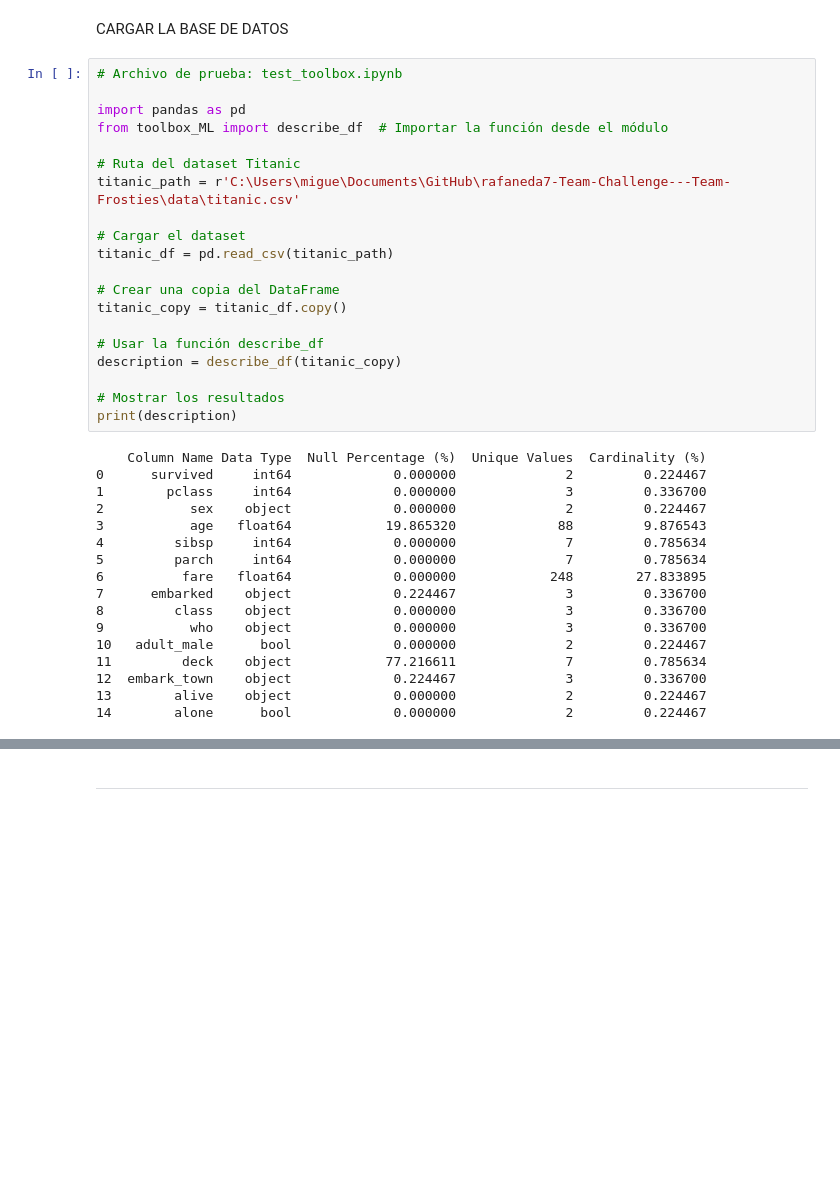
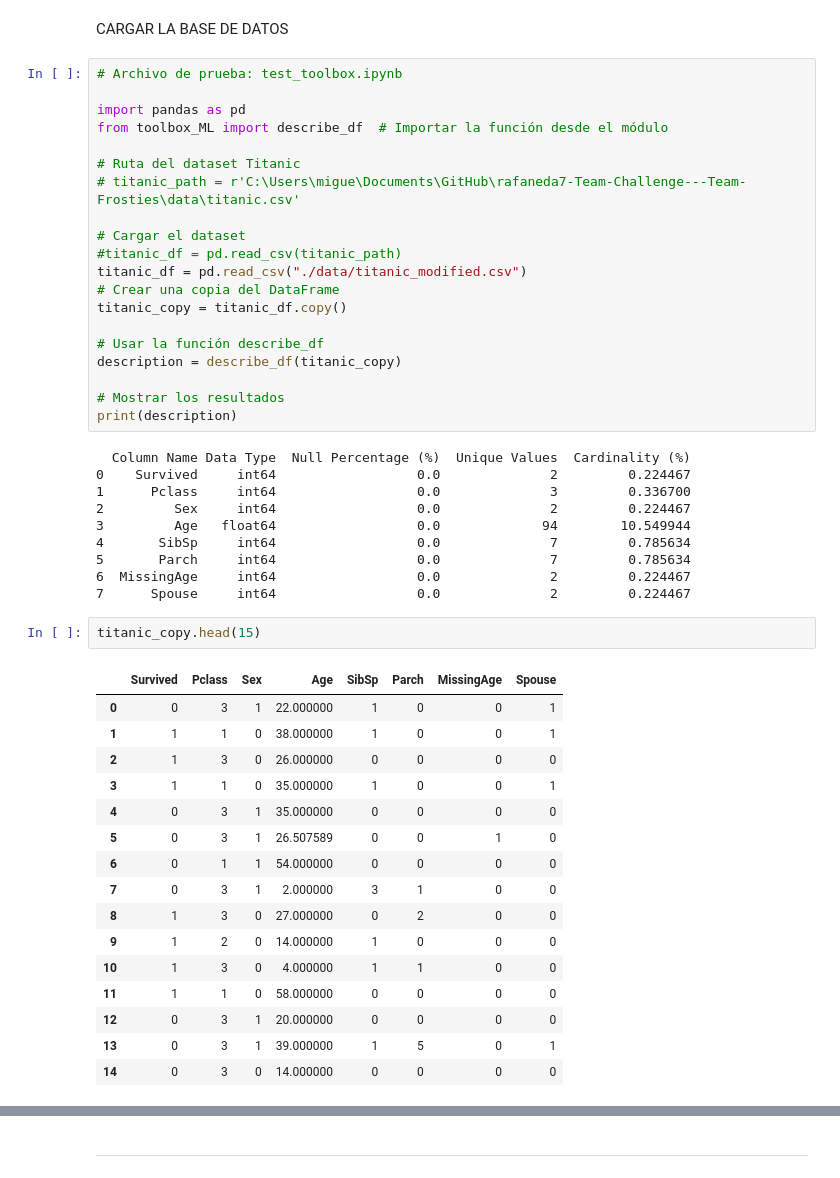
Before and after one commit to rafaneda7/Team-Challenge---Team-Frosties, a Jupyter notebook: test_toolbox.ipynb, the cells around one changed output, grey strips where cells are left out. Saved outputs shown, nothing was run; the diff lists cells and outputs as text; blank space fills up the shorter version.

```diff
--- a/test_toolbox.ipynb
+++ b/test_toolbox.ipynb
@@ -9,11 +9,11 @@ import pandas as pd
 from toolbox_ML import describe_df  # Importar la función desde el módulo
 
 # Ruta del dataset Titanic
-titanic_path = r'C:\Users\migue\Documents\GitHub\rafaneda7-Team-Challenge---Team-Frosties\data\titanic.csv'
+# titanic_path = r'C:\Users\migue\Documents\GitHub\rafaneda7-Team-Challenge---Team-Frosties\data\titanic.csv'
 
 # Cargar el dataset
-titanic_df = pd.read_csv(titanic_path)
-
+#titanic_df = pd.read_csv(titanic_path)
+titanic_df = pd.read_csv("./data/titanic_modified.csv")
 # Crear una copia del DataFrame
 titanic_copy = titanic_df.copy()
 
@@ -23,19 +23,31 @@ description = describe_df(titanic_copy)
 # Mostrar los resultados
 print(description)
 # %% [output]
-    Column Name Data Type  Null Percentage (%)  Unique Values  Cardinality (%)
-0      survived     int64             0.000000              2         0.224467
-1        pclass     int64             0.000000              3         0.336700
-2           sex    object             0.000000              2         0.224467
-3           age   float64            19.865320             88         9.876543
-4         sibsp     int64             0.000000              7         0.785634
-5         parch     int64             0.000000              7         0.785634
-6          fare   float64             0.000000            248        27.833895
-7      embarked    object             0.224467              3         0.336700
-8         class    object             0.000000              3         0.336700
-9           who    object             0.000000              3         0.336700
-10   adult_male      bool             0.000000              2         0.224467
-11         deck    object            77.216611              7         0.785634
-12  embark_town    object             0.224467              3         0.336700
-13        alive    object             0.000000              2         0.224467
-14        alone      bool             0.000000              2         0.224467
+  Column Name Data Type  Null Percentage (%)  Unique Values  Cardinality (%)
+0    Survived     int64                  0.0              2         0.224467
+1      Pclass     int64                  0.0              3         0.336700
+2         Sex     int64                  0.0              2         0.224467
+3         Age   float64                  0.0             94        10.549944
+4       SibSp     int64                  0.0              7         0.785634
+5       Parch     int64                  0.0              7         0.785634
+6  MissingAge     int64                  0.0              2         0.224467
+7      Spouse     int64                  0.0              2         0.224467
+# %%
+titanic_copy.head(15)
+# %% [output]
+|  | Survived | Pclass | Sex | Age | SibSp | Parch | MissingAge | Spouse |
+| 0 | 0 | 3 | 1 | 22.000000 | 1 | 0 | 0 | 1 |
+| 1 | 1 | 1 | 0 | 38.000000 | 1 | 0 | 0 | 1 |
+| 2 | 1 | 3 | 0 | 26.000000 | 0 | 0 | 0 | 0 |
+| 3 | 1 | 1 | 0 | 35.000000 | 1 | 0 | 0 | 1 |
+| 4 | 0 | 3 | 1 | 35.000000 | 0 | 0 | 0 | 0 |
+| 5 | 0 | 3 | 1 | 26.507589 | 0 | 0 | 1 | 0 |
+| 6 | 0 | 1 | 1 | 54.000000 | 0 | 0 | 0 | 0 |
+| 7 | 0 | 3 | 1 | 2.000000 | 3 | 1 | 0 | 0 |
+| 8 | 1 | 3 | 0 | 27.000000 | 0 | 2 | 0 | 0 |
+| 9 | 1 | 2 | 0 | 14.000000 | 1 | 0 | 0 | 0 |
+| 10 | 1 | 3 | 0 | 4.000000 | 1 | 1 | 0 | 0 |
+| 11 | 1 | 1 | 0 | 58.000000 | 0 | 0 | 0 | 0 |
+| 12 | 0 | 3 | 1 | 20.000000 | 0 | 0 | 0 | 0 |
+| 13 | 0 | 3 | 1 | 39.000000 | 1 | 5 | 0 | 1 |
+| 14 | 0 | 3 | 0 | 14.000000 | 0 | 0 | 0 | 0 |
```
Also changed, not shown: parts of 8 cells of this notebook, 2 other files.
